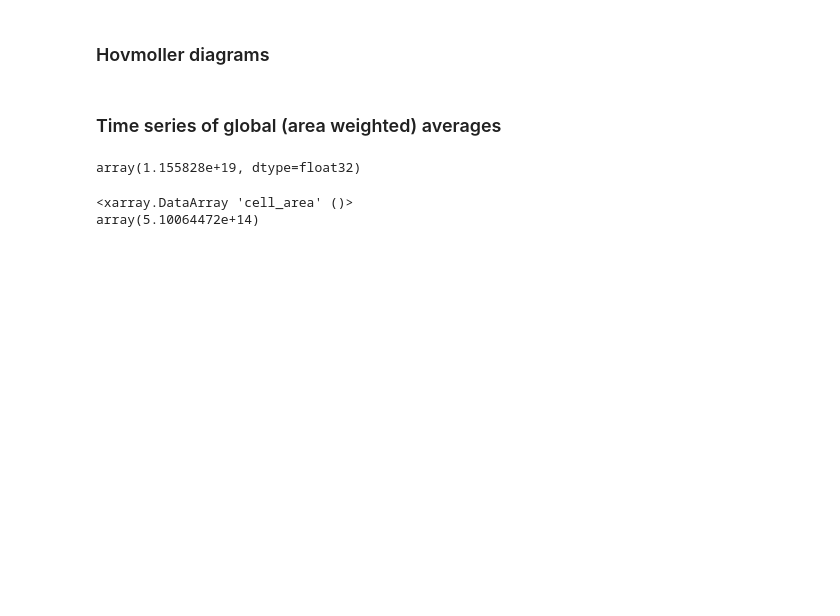
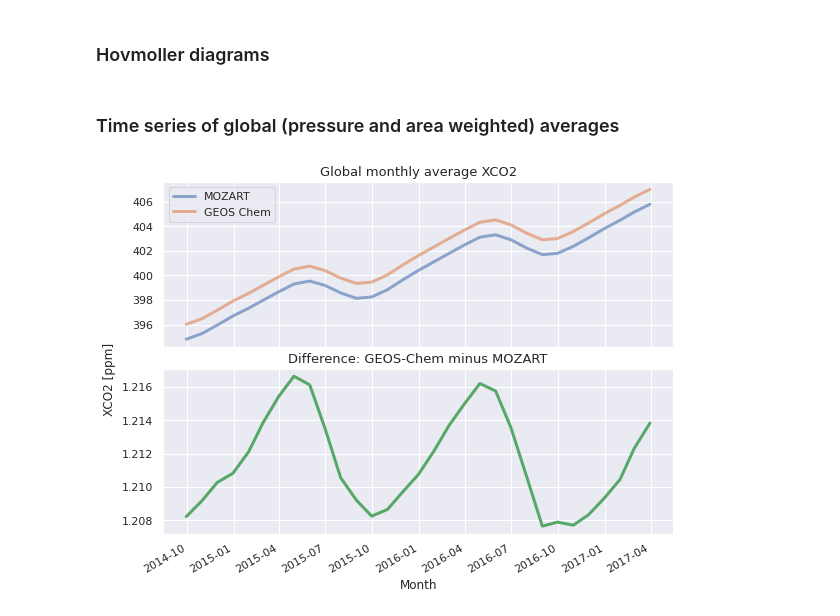
Before and after one commit to joshhjacobson/wombat-paper, a Jupyter notebook: validation/output_validation.ipynb, the cells around one changed output. Cells and saved outputs as stored; diff of their text form; code cells hidden in the pictures; blank space fills up the shorter version.

```diff
--- a/validation/output_validation.ipynb
+++ b/validation/output_validation.ipynb
@@ -345,9 +324,8 @@ Attributes: (0)
 ### Hovmoller diagrams
 # %%
 ## produce xco2 datasets of monthly longitudinal averages (10 min runtime)
-# TODO: precompute properly
 
-with xr.open_dataset(mozart_paths[0], decode_times=False) as ds:
+with xr.open_dataset(mozart_first_path, decode_times=False) as ds:
     # precompute mozart grid weights
     ds["pressure_edge"] = get_mozart_pressure_edges(ds)
     ds["pressure_weights"] = compute_pressure_weights(ds, "pressure_edge")
@@ -367,7 +345,7 @@ def prep_mozart(ds):
 
 
 with xr.open_mfdataset(
-    mozart_paths[:2],
+    mozart_glob,
     preprocess=prep_mozart,
     parallel=True,
     decode_times=False,
@@ -413,7 +391,7 @@ with xr.open_mfdataset(geoschem_spec_conc_glob, preprocess=prep_geoschem, parall
     da_geoschem_xco2 = compute_xco2(ds_geoschem, "SpeciesConc_CO2", "pressure_weights")
     da_geoschem_xco2_hov = da_geoschem_xco2.mean(dim="lon").resample(time="1M").mean()
 
-da_xco2_hov_diff = (da_geoschem_xco2_hov - da_mozart_xco2_hov).compute();
+da_xco2_hov_diff = da_geoschem_xco2_hov - da_mozart_xco2_hov
 # %%
 fig = plt.figure(figsize=(18, 8), constrained_layout=True)
 
@@ -457,7 +436,15 @@ fig.suptitle(
 # %% [markdown]
-### Time series of global (area weighted) averages
+### Time series of global (pressure and area weighted) averages
 # %%
 ## produce time series of monthly global surface averages
+
+with xr.open_dataset(mozart_first_path, decode_times=False) as ds:
+    # precompute mozart grid box areas
+    ds_grid = nc.from_xarray(ds["CO2_VMR_avrg"].isel(time=0))
+    ds_grid.subset(time=0)
+    ds_grid.cell_area(join=False)
+    da_mozart_gridbox_area = ds_grid.to_xarray()["cell_area"]
+
 
 def prep_mozart(ds):
     ds["time"] = pd.to_datetime(ds.date.values, format="%Y%m%d") + pd.to_timedelta(
@@ -471,7 +458,7 @@ def prep_mozart(ds):
 
 
 with xr.open_mfdataset(
-    mozart_paths,
+    mozart_glob,
     preprocess=prep_mozart,
     parallel=True,
     decode_times=False,
@@ -480,12 +467,23 @@ with xr.open_mfdataset(
     da_mozart_xco2_avg = ds.resample(time="1M").mean()
 
 
+def prep_geoschem_lev(ds):
+    return ds["Met_PEDGE"]
+
+
+with xr.open_mfdataset(
+    geoschem_level_edge_glob, preprocess=prep_geoschem_lev, parallel=True
+) as da:
+    da_geoschem_lev = da.where(da["time"] < pd.to_datetime("2017-04-01"), drop=True)
+
+
 def prep_geoschem(ds):
     return ds[["SpeciesConc_CO2", "AREA"]]
 
 
 with xr.open_mfdataset(geoschem_spec_conc_glob, preprocess=prep_geoschem, parallel=True) as ds:
     ds = ds.where(ds["time"] < pd.to_datetime("2017-04-01"), drop=True)
+    ds["AREA"] = ds["AREA"].isel(time=0)
     ds["Met_PEDGE"] = da_geoschem_lev["Met_PEDGE"]
     ds["pressure_weights"] = compute_pressure_weights(ds, "Met_PEDGE")
     ds_geoschem_xco2 = compute_xco2(ds, "SpeciesConc_CO2", "pressure_weights")
@@ -493,13 +491,21 @@ with xr.open_mfdataset(geoschem_spec_conc_glob, preprocess=prep_geoschem, parall
     da_geoschem_xco2_avg = surface_weights.sum(dim=["lon", "lat"]) / EARTH_SURFACE_AREA
     da_geoschem_xco2_avg = da_geoschem_xco2_avg.resample(time="1M").mean()
 
-da_surface_avg_diff = (da_geoschem_surface_avg - da_mozart_surface_avg).compute()
+da_xco2_avg_diff = da_geoschem_xco2_avg - da_mozart_xco2_avg
-# %%
-ds["AREA"].sum().values
-# %% [output]
-array(1.155828e+19, dtype=float32)
-# %%
-da_mozart_gridbox_area.sum()
-# %% [output]
-<xarray.DataArray 'cell_area' ()>
-array(5.10064472e+14)
+# %%
+fig, axes = plt.subplots(2, 1, figsize=[8, 6], sharex=True, constrained_layout=True)
+
+da_mozart_xco2_avg.plot(ax=axes[0], linewidth=3, alpha=0.6, label="MOZART")
+da_geoschem_xco2_avg.plot(ax=axes[0], linewidth=3, alpha=0.6, label="GEOS Chem")
+axes[0].set_title("Global monthly average XCO2", fontsize=13)
+axes[0].set_xlabel(None)
+axes[0].legend()
+
+da_xco2_avg_diff.plot(ax=axes[1], linewidth=3, color="#55a868")
+axes[1].set_title("Difference: GEOS-Chem minus MOZART", fontsize=13)
+axes[1].set_xlabel("Month", fontsize=12)
+
+fig.supylabel("XCO2 [ppm]", fontsize=12)
+fig.savefig("../figures/timeseries_global_monthly_average_xco2.png", dpi=200);
+# %% [output]
+[figure, added]
```
Also changed, not shown: parts of 12 cells of this notebook, 2 other files.
